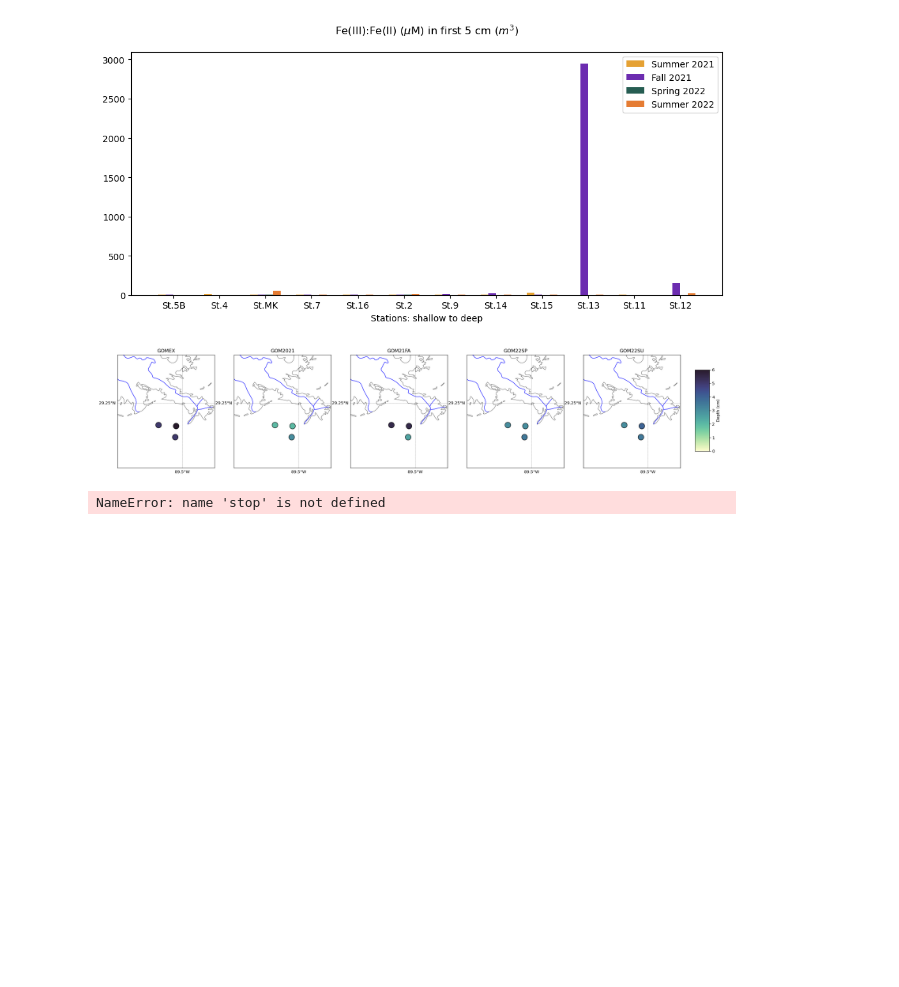
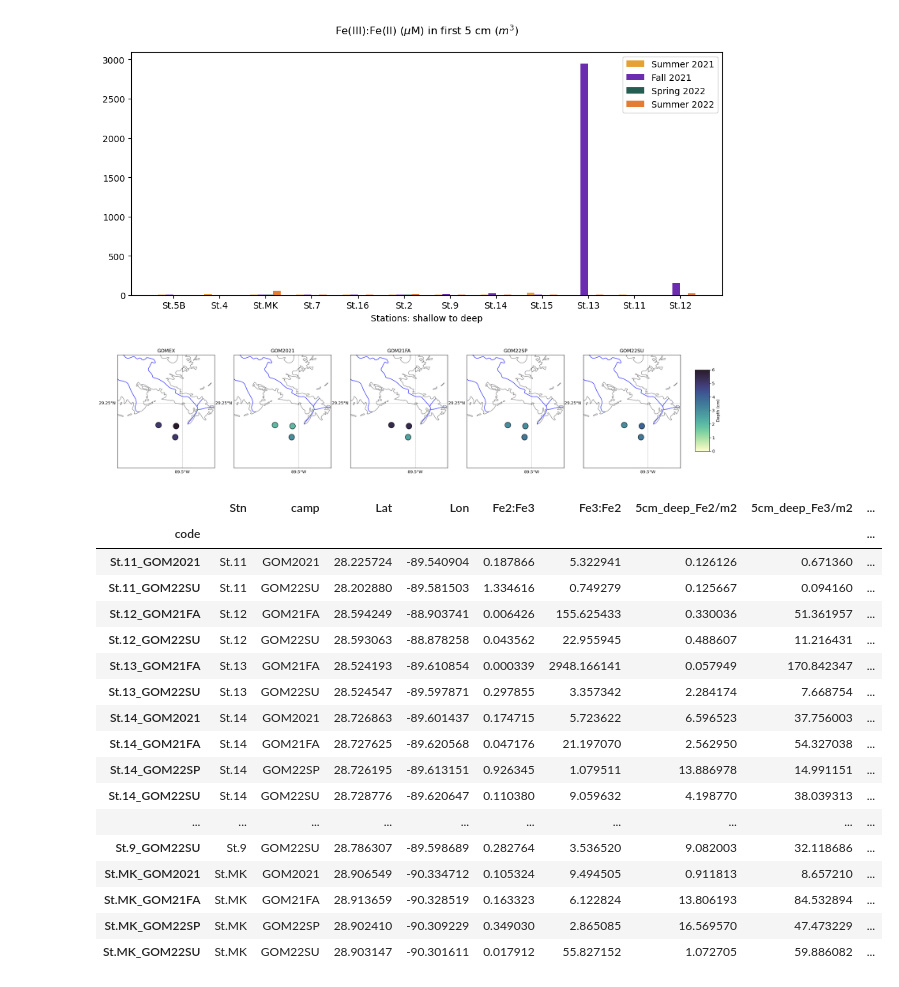
Before and after one commit to Hanna-the-explorer/Data_codes, a Jupyter notebook: Iron_stocks_map.ipynb, the cells around one changed output. Drawn from its saved outputs; the diff is of its cells as text; code cells hidden in the pictures; blank space fills up the shorter version.

```diff
--- a/Iron_stocks_map.ipynb
+++ b/Iron_stocks_map.ipynb
@@ -768,7 +768,34 @@ plt.savefig(plot_save)
 plt.show()
 # %% [output]
 [figure]
-# %%
-stop
-# %% [output]
-NameError: name 'stop' is not defined
+# %%
+map_data_5cm['5cm_deep_Fe2/m2'] = map_data_5cm['Fe2/m3']
+map_data_5cm['5cm_deep_Fe3/m2'] = map_data_5cm['Fe3/m3']
+map_data_5cm['5cm_deep_FeT/m2'] = map_data_5cm['FeT/m3']
+
+map_data_5cm = map_data_5cm.drop(columns=['Fe2/m3'])
+map_data_5cm = map_data_5cm.drop(columns=['Fe3/m3'])
+map_data_5cm = map_data_5cm.drop(columns=['FeT/m3'])
+
+
+map_data_5cm.to_csv('../Dissertation_projects/Data/Stats_data_sets/Iron_stocks_5CM.csv')
+map_data_5cm
+# %% [output]
+|  | Stn | camp | Lat | Lon | Fe2:Fe3 | Fe3:Fe2 | 5cm_deep_Fe2/m2 | 5cm_deep_Fe3/m2 | ... |
+| code |  |  |  |  |  |  |  |  | ... |
+| St.11_GOM2021 | St.11 | GOM2021 | 28.225724 | -89.540904 | 0.187866 | 5.322941 | 0.126126 | 0.671360 | ... |
+| St.11_GOM22SU | St.11 | GOM22SU | 28.202880 | -89.581503 | 1.334616 | 0.749279 | 0.125667 | 0.094160 | ... |
+| St.12_GOM21FA | St.12 | GOM21FA | 28.594249 | -88.903741 | 0.006426 | 155.625433 | 0.330036 | 51.361957 | ... |
+| St.12_GOM22SU | St.12 | GOM22SU | 28.593063 | -88.878258 | 0.043562 | 22.955945 | 0.488607 | 11.216431 | ... |
+| St.13_GOM21FA | St.13 | GOM21FA | 28.524193 | -89.610854 | 0.000339 | 2948.166141 | 0.057949 | 170.842347 | ... |
+| St.13_GOM22SU | St.13 | GOM22SU | 28.524547 | -89.597871 | 0.297855 | 3.357342 | 2.284174 | 7.668754 | ... |
+| St.14_GOM2021 | St.14 | GOM2021 | 28.726863 | -89.601437 | 0.174715 | 5.723622 | 6.596523 | 37.756003 | ... |
+| St.14_GOM21FA | St.14 | GOM21FA | 28.727625 | -89.620568 | 0.047176 | 21.197070 | 2.562950 | 54.327038 | ... |
+| St.14_GOM22SP | St.14 | GOM22SP | 28.726195 | -89.613151 | 0.926345 | 1.079511 | 13.886978 | 14.991151 | ... |
+| St.14_GOM22SU | St.14 | GOM22SU | 28.728776 | -89.620647 | 0.110380 | 9.059632 | 4.198770 | 38.039313 | ... |
+| ... | ... | ... | ... | ... | ... | ... | ... | ... | ... |
+| St.9_GOM22SU | St.9 | GOM22SU | 28.786307 | -89.598689 | 0.282764 | 3.536520 | 9.082003 | 32.118686 | ... |
+| St.MK_GOM2021 | St.MK | GOM2021 | 28.906549 | -90.334712 | 0.105324 | 9.494505 | 0.911813 | 8.657210 | ... |
+| St.MK_GOM21FA | St.MK | GOM21FA | 28.913659 | -90.328519 | 0.163323 | 6.122824 | 13.806193 | 84.532894 | ... |
+| St.MK_GOM22SP | St.MK | GOM22SP | 28.902410 | -90.309229 | 0.349030 | 2.865085 | 16.569570 | 47.473229 | ... |
+| St.MK_GOM22SU | St.MK | GOM22SU | 28.903147 | -90.301611 | 0.017912 | 55.827152 | 1.072705 | 59.886082 | ... |
```
Also changed, not shown: parts of 2 cells of this notebook, 3 other files.
